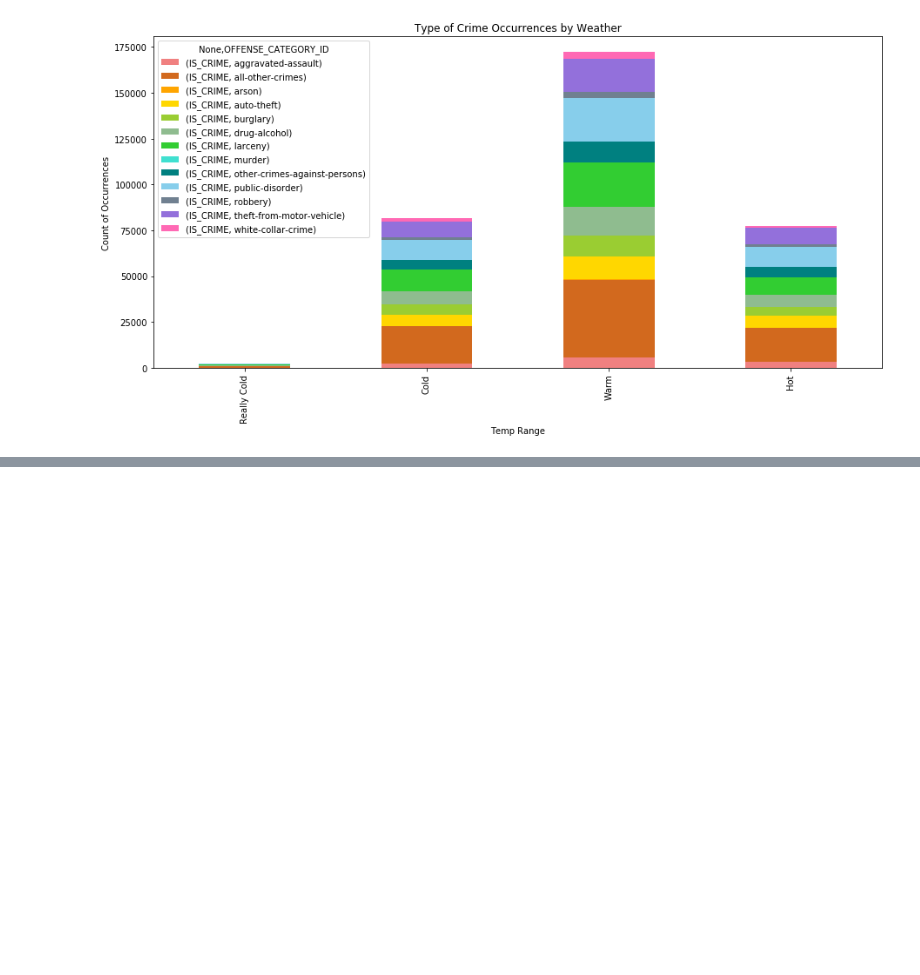
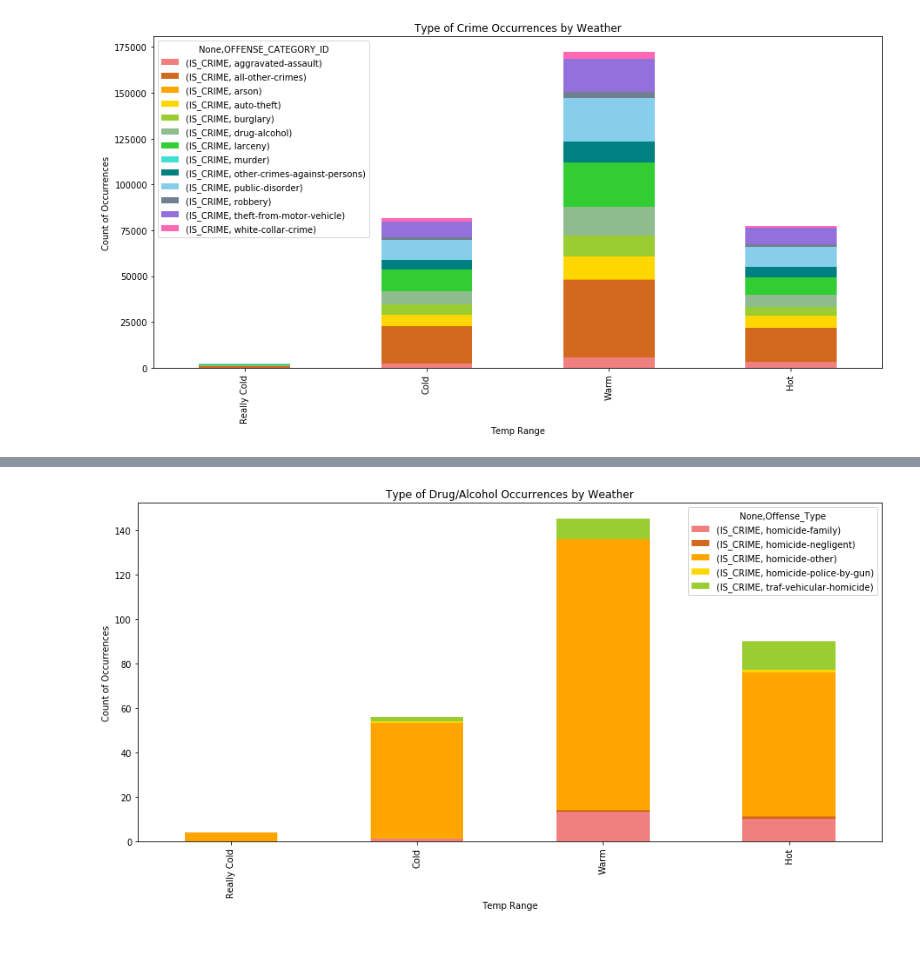
Before and after one commit to chamb-ferly/python_g_project, a Jupyter notebook: CR_crime_weather.ipynb, the cells around one changed output, grey strips where cells are left out. Saved outputs shown, nothing was run; the diff lists cells and outputs as text; code cells hidden in the pictures; blank space fills up the shorter version.

```diff
--- a/CR_crime_weather.ipynb
+++ b/CR_crime_weather.ipynb
@@ -123,0 +206,12 @@ Series([], Name: Offense_Type, dtype: int64)
+# %%
+# stacked Drug-Alcohol
+murder_plot = murder_df[['Offense_Type','IS_CRIME','Temp Range']]
+murder_pivot = murder_plot.pivot_table(murder_plot, index='Temp Range', columns='Offense_Type', aggfunc='count')
+murder_pivot.plot.bar(stacked=True, color=colors, figsize=(15,7))
+plt.ylabel("Count of Occurrences")
+plt.title("Type of Drug/Alcohol Occurrences by Weather")
+plt.show()
+# %% [output]
+[figure, added]
+# %% [markdown]
+#
```
Also changed, not shown: parts of 13 cells of this notebook.
